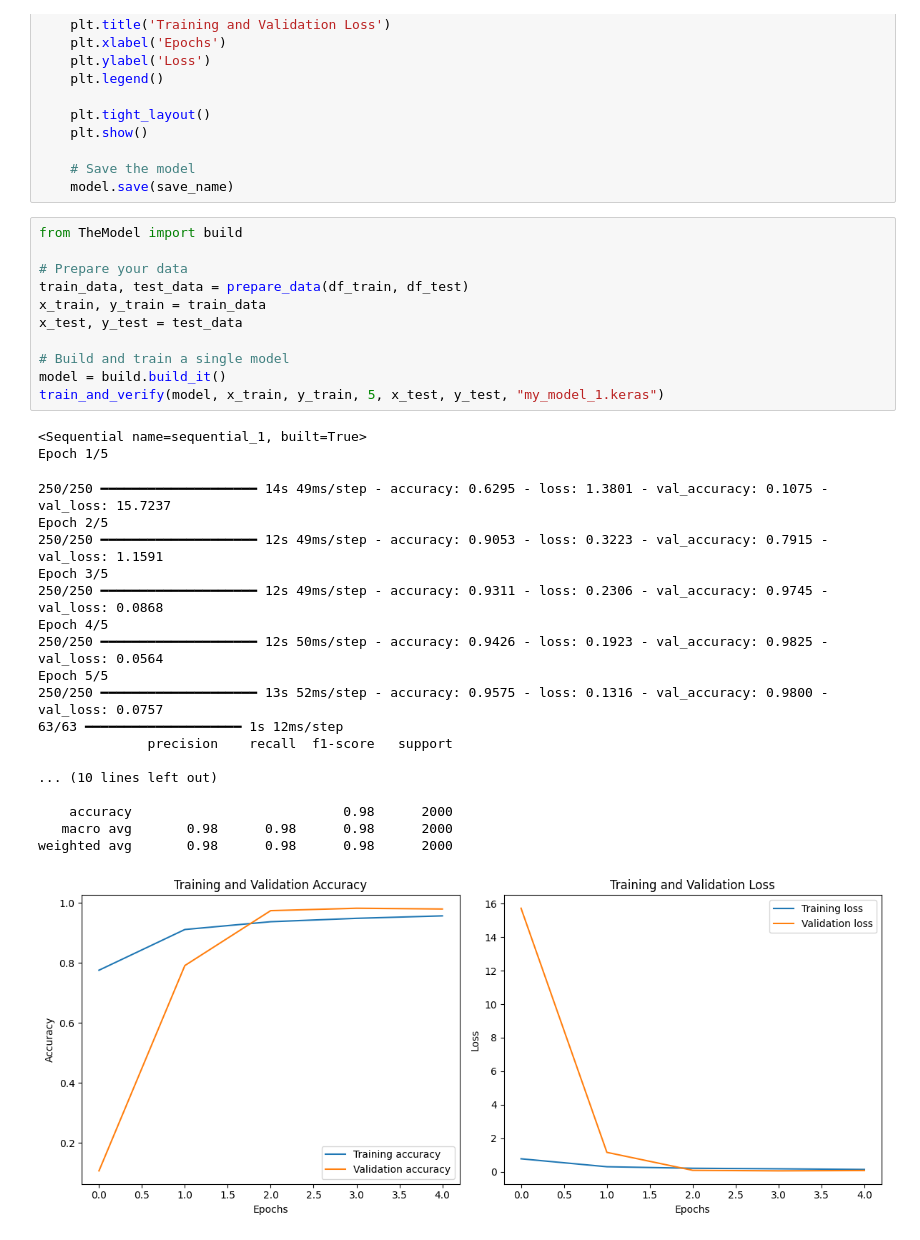
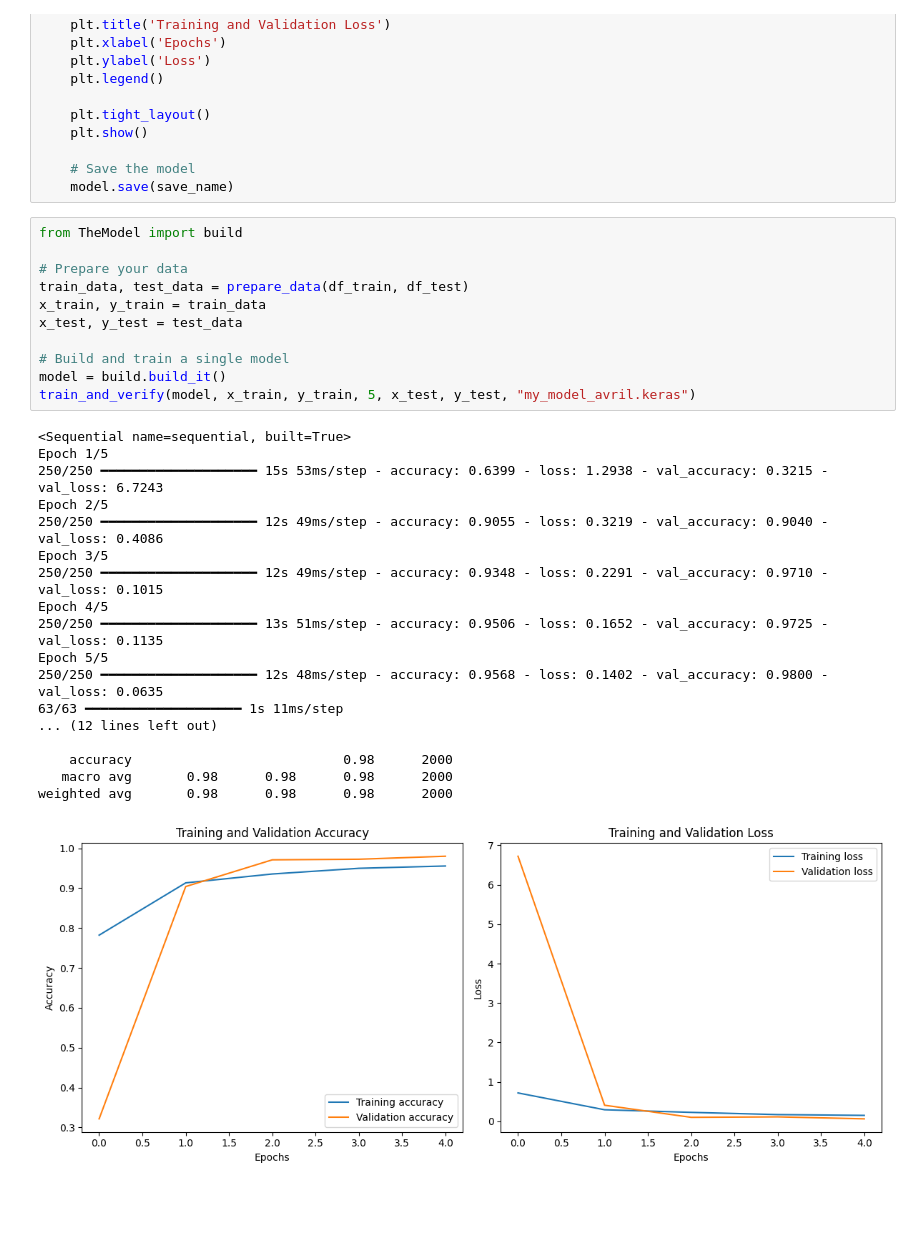
Before and after one commit to roger-git-427/REPOSITORIO_ACTIVIDADES_BLOQUE_FINAL, a Jupyter notebook: actividades_cc/act_4/local_training_1.ipynb, the cells around one changed output. Drawn from its saved outputs; the diff is of its cells as text; blank space fills up the shorter version.

Commit message:
chore: ran again my model

```diff
--- a/actividades_cc/act_4/local_training_1.ipynb
+++ b/actividades_cc/act_4/local_training_1.ipynb
@@ -65,32 +65,30 @@ def train_and_verify(model, x_train, y_train, epochs, x_test, y_test, save_name)
 # %%
 from TheModel import build
 
 # Prepare your data
 train_data, test_data = prepare_data(df_train, df_test)
 x_train, y_train = train_data
 x_test, y_test = test_data
 
 # Build and train a single model
 model = build.build_it()
-train_and_verify(model, x_train, y_train, 5, x_test, y_test, "my_model_1.keras")
+train_and_verify(model, x_train, y_train, 5, x_test, y_test, "my_model_avril.keras")
 # %% [output]
-<Sequential name=sequential_1, built=True>
+<Sequential name=sequential, built=True>
 Epoch 1/5
+250/250 ━━━━━━━━━━━━━━━━━━━━ 15s 53ms/step - accuracy: 0.6399 - loss: 1.2938 - val_accuracy: 0.3215 - val_loss: 6.7243
+Epoch 2/5
+250/250 ━━━━━━━━━━━━━━━━━━━━ 12s 49ms/step - accuracy: 0.9055 - loss: 0.3219 - val_accuracy: 0.9040 - val_loss: 0.4086
+Epoch 3/5
+250/250 ━━━━━━━━━━━━━━━━━━━━ 12s 49ms/step - accuracy: 0.9348 - loss: 0.2291 - val_accuracy: 0.9710 - val_loss: 0.1015
+Epoch 4/5
+250/250 ━━━━━━━━━━━━━━━━━━━━ 13s 51ms/step - accuracy: 0.9506 - loss: 0.1652 - val_accuracy: 0.9725 - val_loss: 0.1135
+Epoch 5/5
+250/250 ━━━━━━━━━━━━━━━━━━━━ 12s 48ms/step - accuracy: 0.9568 - loss: 0.1402 - val_accuracy: 0.9800 - val_loss: 0.0635
+63/63 ━━━━━━━━━━━━━━━━━━━━ 1s 11ms/step
+... (12 lines left out)
+
+    accuracy                           0.98      2000
+   macro avg       0.98      0.98      0.98      2000
+weighted avg       0.98      0.98      0.98      2000
-250/250 ━━━━━━━━━━━━━━━━━━━━ 14s 49ms/step - accuracy: 0.6295 - loss: 1.3801 - val_accuracy: 0.1075 - val_loss: 15.7237
-Epoch 2/5
-250/250 ━━━━━━━━━━━━━━━━━━━━ 12s 49ms/step - accuracy: 0.9053 - loss: 0.3223 - val_accuracy: 0.7915 - val_loss: 1.1591
-Epoch 3/5
-250/250 ━━━━━━━━━━━━━━━━━━━━ 12s 49ms/step - accuracy: 0.9311 - loss: 0.2306 - val_accuracy: 0.9745 - val_loss: 0.0868
-Epoch 4/5
-250/250 ━━━━━━━━━━━━━━━━━━━━ 12s 50ms/step - accuracy: 0.9426 - loss: 0.1923 - val_accuracy: 0.9825 - val_loss: 0.0564
-Epoch 5/5
-250/250 ━━━━━━━━━━━━━━━━━━━━ 13s 52ms/step - accuracy: 0.9575 - loss: 0.1316 - val_accuracy: 0.9800 - val_loss: 0.0757
-63/63 ━━━━━━━━━━━━━━━━━━━━ 1s 12ms/step
-              precision    recall  f1-score   support
-
-... (10 lines left out)
-
-    accuracy                           0.98      2000
-   macro avg       0.98      0.98      0.98      2000
-weighted avg       0.98      0.98      0.98      2000
-[figure, old version]
+[figure, new version]
```
Also changed, not shown: 1 other file.
